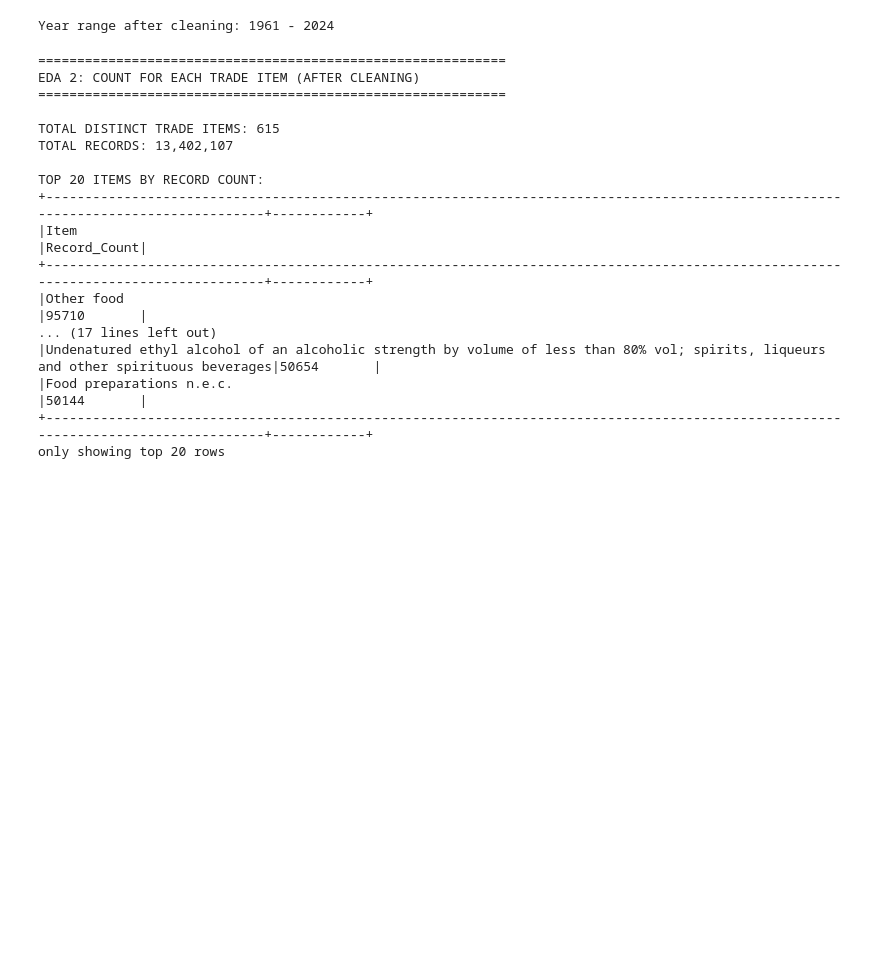
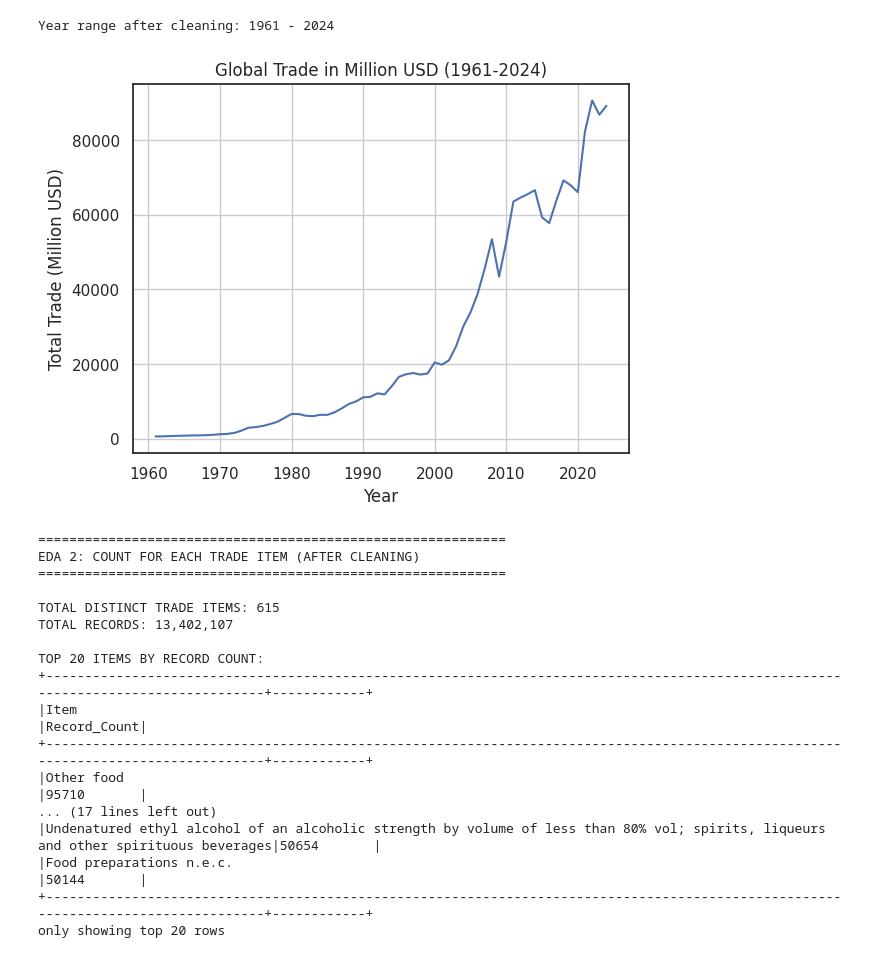
Before and after one commit to prodigal94/food-safe-bots, a Jupyter notebook: EDA.ipynb, the cells around one changed output. Cells and saved outputs as stored; diff of their text form; code cells hidden in the pictures; blank space fills up the shorter version.

```diff
--- a/EDA.ipynb
+++ b/EDA.ipynb
@@ -165,7 +217,10 @@ print("=" * 60)
 
 print("Rows before cleaning:", df_before.count())
 
-df = df.select("Area", "Item", "Element", "Year", "Unit", "Value", "Flag")
+# Filter using Area Code to only include individual Countries, removes Continents
+# and trade groups (e.g. EU)
+df = df.filter(df['Area Code'] < 500). \
+  select("Area", "Item", "Element", "Year", "Unit", "Value", "Flag")
 
 df = df.dropDuplicates()
 
@@ -199,0 +301,14 @@ only showing top 5 rows
+# %%
+print("=" * 60)
+print("REMOVING TRADE QUANTITY RECORDS")
+print("=" * 60)
+
+print("Rows before cleaning:", df.count())
+
+df = df.filter(df['Unit'] == '1000 USD')
+
+df_after = df
+
+print("Rows after cleaning:", df_after.count())
+print("Columns after cleaning:", len(df_after.columns))
+df_after.show(5, truncate=False)
@@ -224,6 +359,28 @@ max_year_after = df_after.select(F.max('Year')).collect()[0][0]
 print(f"Year range after cleaning: {min_year_after} - {max_year_after}")
 # %% [output]
 Year range after cleaning: 1961 - 2024
+# %%
+### EDA 4: Global Trade in USD AFTER CLEANING, using Sum of Years
+world_trade_usd_df = df_after.groupBy('Year') \
+  .sum('Value').withColumnRenamed('sum(Value)', 'Total Trade (USD)') \
+  .orderBy('Year', ascending=False)
+
+sns.set(style='white')
+
+plot_data = world_trade_usd_df.select('Year', 'Total Trade (USD)') \
+  .orderBy('Year') \
+  .collect()
+years = [row['Year'] for row in plot_data]
+total_trade = [row['Total Trade (USD)'] / 1_000_000 for row in plot_data]
+
+plt.plot(years, total_trade)
+plt.title('Global Trade in Million USD (1961-2024)')
+plt.xlabel('Year')
+plt.ylabel('Total Trade (Million USD)')
+plt.grid(True)
+plt.show()
+# %% [output]
+[figure, added]
 # %%
 # EDA 2: TOTAL TRADE ITEMS AFTER CLEANING
 print("\n" + "=" * 60)
```
Also changed, not shown: parts of 8 cells of this notebook.
